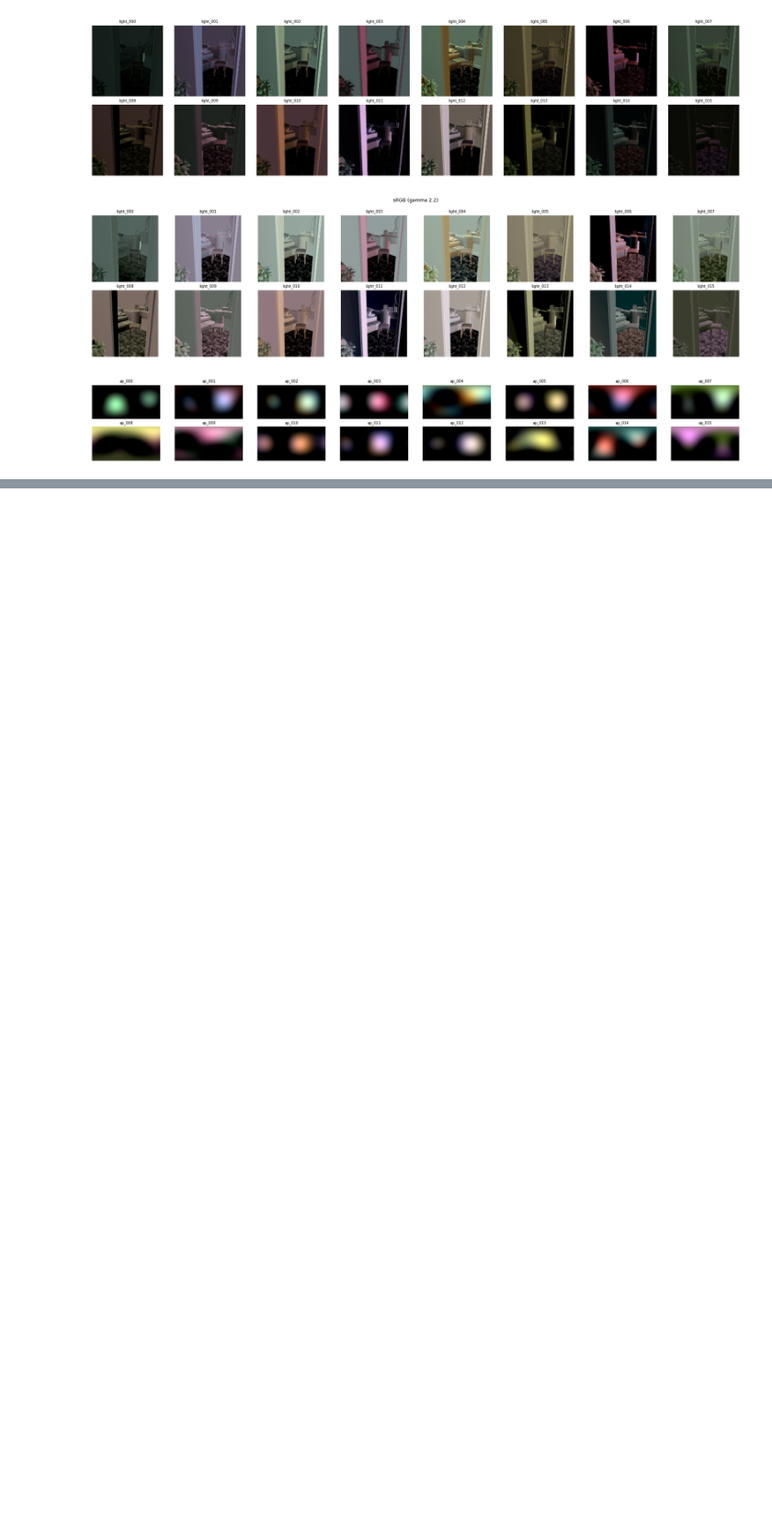
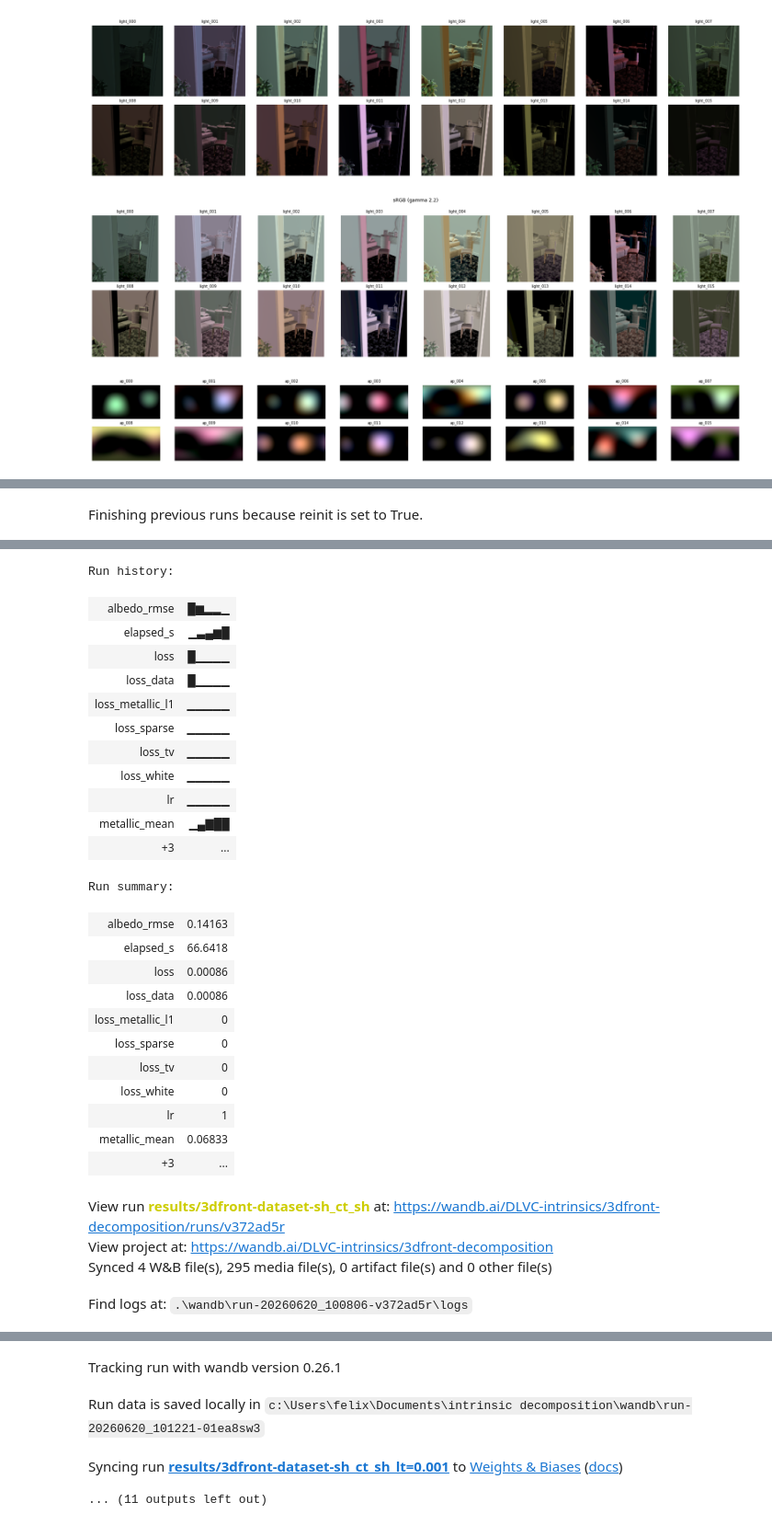
Before and after one commit to flaarmann1000/image-intrinsics, a Jupyter notebook: 3dfront_ct.ipynb, the cells around one changed output, grey strips where cells are left out. Shown at 92% size. Cells and saved outputs as stored; diff of their text form; code cells hidden in the pictures; blank space fills up the shorter version.

```diff
--- a/3dfront_ct.ipynb
+++ b/3dfront_ct.ipynb
@@ -407,0 +378,13 @@ show_3dfront_results(DFRONT_DATASET_ROOT.parent / "random_sh_ct_sh_tv1e-3")
+# %%
+# -- 11a: CT-SH with init_spec_zero ---------------------------------
+decompose_scene(
+    DFRONT_DATASET_ROOT, DFRONT_DATASET_ROOT.parent / "ct_sh_tv1e-3_init_spec_zero",
+    shader="ct_sh",
+    cfg_overrides={"n_iter": 300, "lbfgs_max_iter": 10, "log_every": 5,
+                   "init_spec_zero": True, "lambda_tv": 1e-3},
+    log_gradients=False, device=DEVICE,
+    wandb_project="3dfront-decomposition",
+)
+print("done: CT-SH init_spec_zero")
+# %% [output]
+Finishing previous runs because reinit is set to True.
@@ -407,0 +392,28 @@ show_3dfront_results(DFRONT_DATASET_ROOT.parent / "random_sh_ct_sh_tv1e-3")
+Run history:
+| albedo_rmse | █▆▂▂▁ |
+| elapsed_s | ▁▃▄▆█ |
+| loss | █▁▁▁▁ |
+| loss_data | █▁▁▁▁ |
+| loss_metallic_l1 | ▁▁▁▁▁ |
+| loss_sparse | ▁▁▁▁▁ |
+| loss_tv | ▁▁▁▁▁ |
+| loss_white | ▁▁▁▁▁ |
+| lr | ▁▁▁▁▁ |
+| metallic_mean | ▁▄▇██ |
+| +3 | ... |
+Run summary:
+| albedo_rmse | 0.14163 |
+| elapsed_s | 66.6418 |
+| loss | 0.00086 |
+| loss_data | 0.00086 |
+| loss_metallic_l1 | 0 |
+| loss_sparse | 0 |
+| loss_tv | 0 |
+| loss_white | 0 |
+| lr | 1 |
+| metallic_mean | 0.06833 |
+| +3 | ... |
+View run results/3dfront-dataset-sh_ct_sh at: https://wandb.ai/DLVC-intrinsics/3dfront-decomposition/runs/v372ad5r
+View project at: https://wandb.ai/DLVC-intrinsics/3dfront-decomposition
+Synced 4 W&B file(s), 295 media file(s), 0 artifact file(s) and 0 other file(s)
+Find logs at: .\wandb\run-20260620_100806-v372ad5r\logs
@@ -407,0 +421,4 @@ show_3dfront_results(DFRONT_DATASET_ROOT.parent / "random_sh_ct_sh_tv1e-3")
+Tracking run with wandb version 0.26.1
+Run data is saved locally in c:\Users\felix\Documents\intrinsic decomposition\wandb\run-20260620_101221-01ea8sw3
+Syncing run results/3dfront-dataset-sh_ct_sh_lt=0.001 to Weights & Biases (docs)
+... (11 outputs left out)
```
Also changed, not shown: parts of 11 cells of this notebook, 2 other files.
